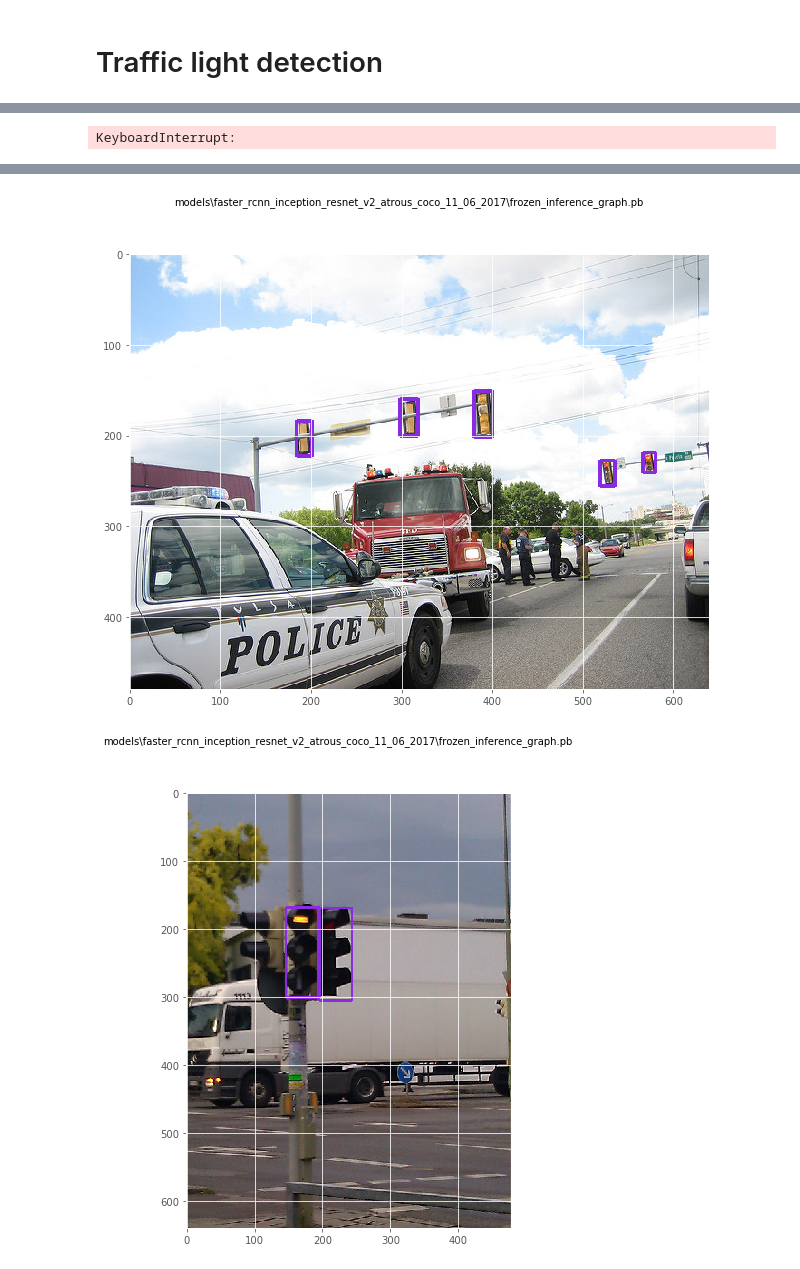
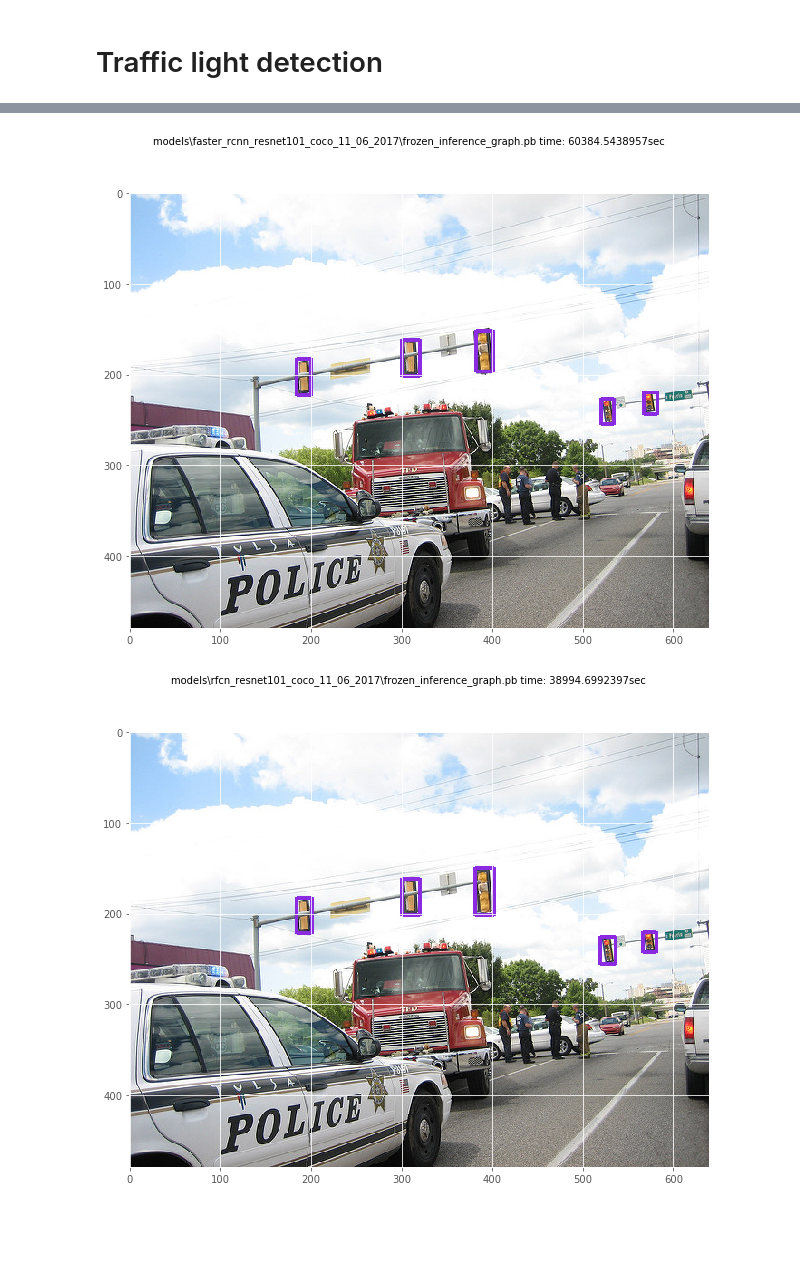
Before and after one commit to fera0013/TrafficLightDetection, a Jupyter notebook: Traffic-Light-Detection.ipynb, the cells around one changed output, grey strips where cells are left out. Cells and saved outputs as stored; diff of their text form; code cells hidden in the pictures; blank space fills up the shorter version.

```diff
--- a/Traffic-Light-Detection.ipynb
+++ b/Traffic-Light-Detection.ipynb
@@ -137,8 +132,14 @@ def detect(detection_graph,
 
     with tf.Session(graph=detection_graph) as sess:
         # Actual detection.
-        (boxes, scores, classes) = sess.run([detection_boxes, detection_scores, detection_classes],
-                                            feed_dict={image_tensor: image_np})
+
+        times = np.zeros(runs)
+        for i in range(runs):
+            t0 = time.time()
+            (boxes, scores, classes) = sess.run([detection_boxes, detection_scores, detection_classes],
+                                                feed_dict={image_tensor: image_np})
+            t1 = time.time()
+            times[i] = (t1 - t0) * 1000
 
         # Remove unnecessary dimensions
         boxes = np.squeeze(boxes)
@@ -149,9 +150,9 @@ def detect(detection_graph,
         traffic_lights_class_id=10
         # Filter boxes with a confidence score less than `confidence_cutoff`
         boxes, scores, classes = filter_boxes(confidence_cutoff, boxes, scores, classes,[traffic_lights_class_id])
-        return boxes, scores, classes
+        return boxes, scores, classes, times
 
-def ilustrate_detection(boxes, classes,model):
+def ilustrate_detection(boxes, classes,title):
         # The current box coordinates are normalized to a range between 0 and 1.
         # This converts the coordinates actual location on the image.
         width, height = image.size
@@ -160,5 +161,5 @@ def ilustrate_detection(boxes, classes,model):
         # Each class with be represented by a differently colored box
         draw_boxes(image, box_coords, classes)
         fig = plt.figure(figsize=(12, 8))
-        fig.suptitle(model, fontsize=10)
+        fig.suptitle(title, fontsize=10)
         plt.imshow(image)
@@ -165,5 +168,6 @@ def ilustrate_detection(boxes, classes,model):
 # %%
-# Frozen inference graph files. NOTE: change the path to where you saved the models.
 import glob
 frozen_model_paths=[graph for graph in glob.iglob(MODELS_DIR+'/**/*.pb', recursive=True)]
 test_image_paths= [ graph for graph in glob.iglob('test_images/*.jpg', recursive=True)]
+traffic_sign_class_id = 10
+test_image=test_image_paths[1]
@@ -174,9 +174,14 @@ traffic_sign_class_id = 10
 # %%
 for model in frozen_model_paths:
     detection_graph,image_tensor,detection_boxes,detection_scores,detection_classes = load_graph(model)
-    for image_path in test_image_paths:
-        image = Image.open(image_path)
-        image_np = np.expand_dims(np.asarray(image, dtype=np.uint8), 0)
-        %time boxes,scores,classes = detect(detection_graph,image_tensor,detection_boxes,detection_scores,detection_classes,image_np,traffic_sign_class_id)
-        ilustrate_detection(boxes,classes,model)
+    image = Image.open(test_image)
+    image_np = np.expand_dims(np.asarray(image, dtype=np.uint8), 0)
+    boxes,scores,classes,times = detect(detection_graph,
+                                  image_tensor,
+                                  detection_boxes,
+                                  detection_scores,
+                                  detection_classes,
+                                  image_np,
+                                  traffic_sign_class_id)
+    ilustrate_detection(boxes,classes,model+' time: '+str(times[0])+'sec')
 # %% [output]
@@ -196 +187,0 @@ test_images\image2.jpg
-KeyboardInterrupt:
@@ -198,2 +189,2 @@ KeyboardInterrupt:
-[figure, old version]
+[figure, new version]
-[figure, old version]
+[figure, new version]
```
Also changed, not shown: parts of 20 cells of this notebook.
